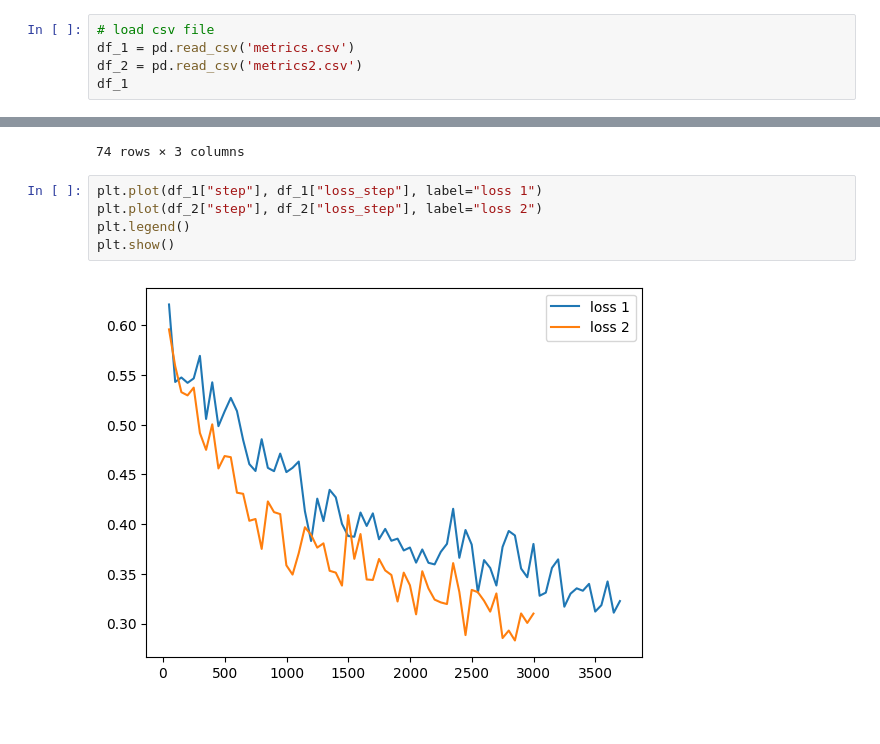
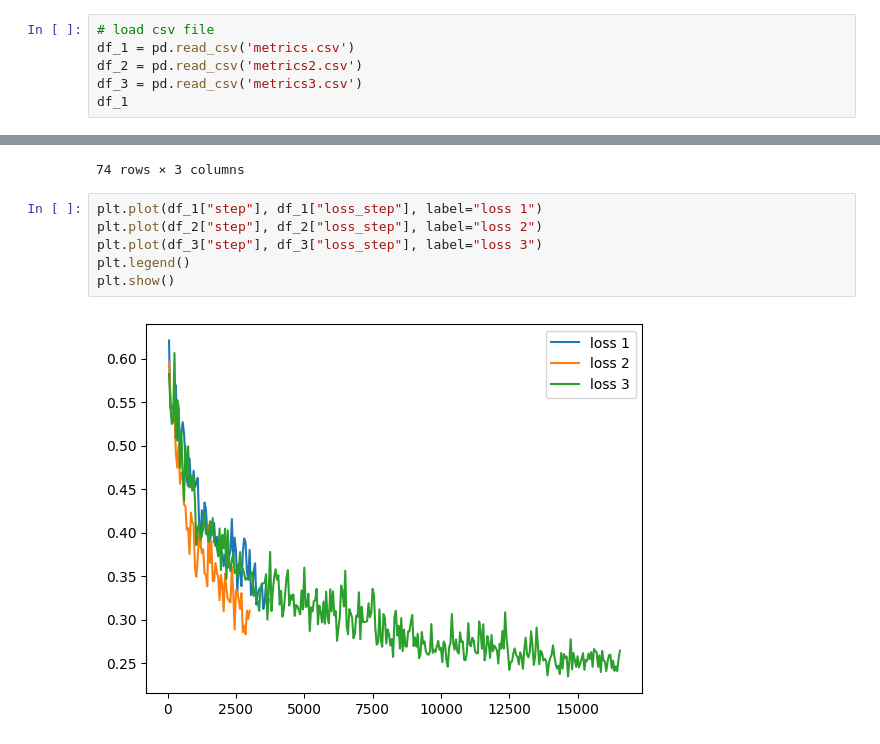
Before and after one commit to HendricSch/3d-vae, a Jupyter notebook: test.ipynb, the cells around one changed output, grey strips where cells are left out. Saved outputs shown, nothing was run; the diff lists cells and outputs as text.

```diff
--- a/test.ipynb
+++ b/test.ipynb
@@ -6,6 +6,7 @@ import pandas as pd
 # load csv file
 df_1 = pd.read_csv('metrics.csv')
 df_2 = pd.read_csv('metrics2.csv')
+df_3 = pd.read_csv('metrics3.csv')
 df_1
 # %% [output]
 |  | epoch | loss_step | step |
@@ -24,7 +25,8 @@ df_1
 # %%
 plt.plot(df_1["step"], df_1["loss_step"], label="loss 1")
 plt.plot(df_2["step"], df_2["loss_step"], label="loss 2")
+plt.plot(df_3["step"], df_3["loss_step"], label="loss 3")
 plt.legend()
 plt.show()
 # %% [output]
-[figure, old version]
+[figure, new version]
```
Also changed, not shown: 3 other files.
